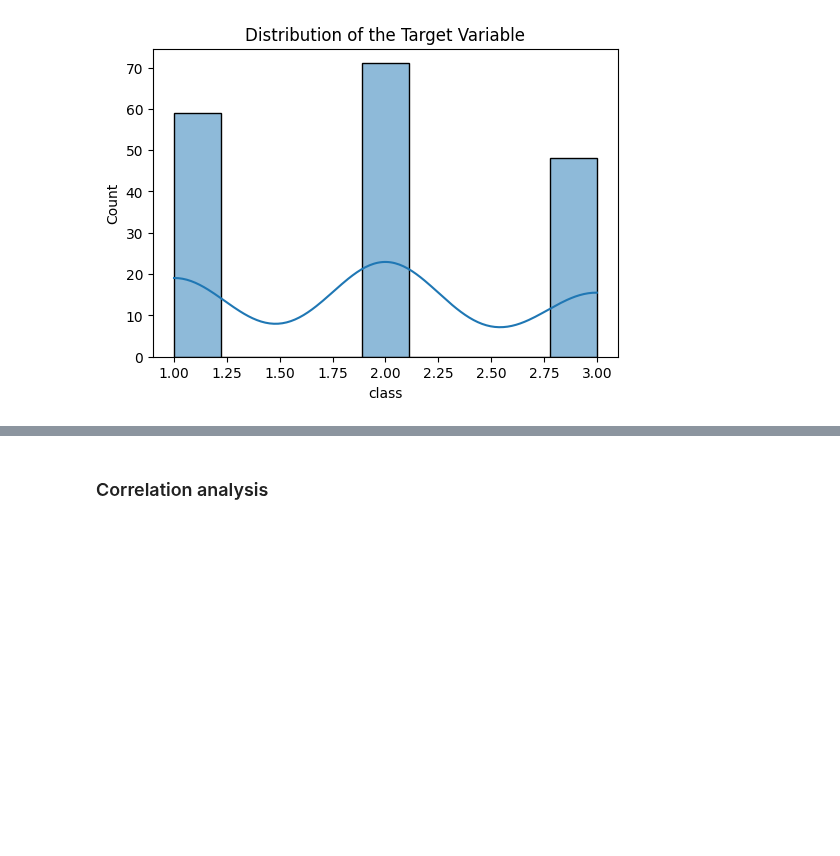
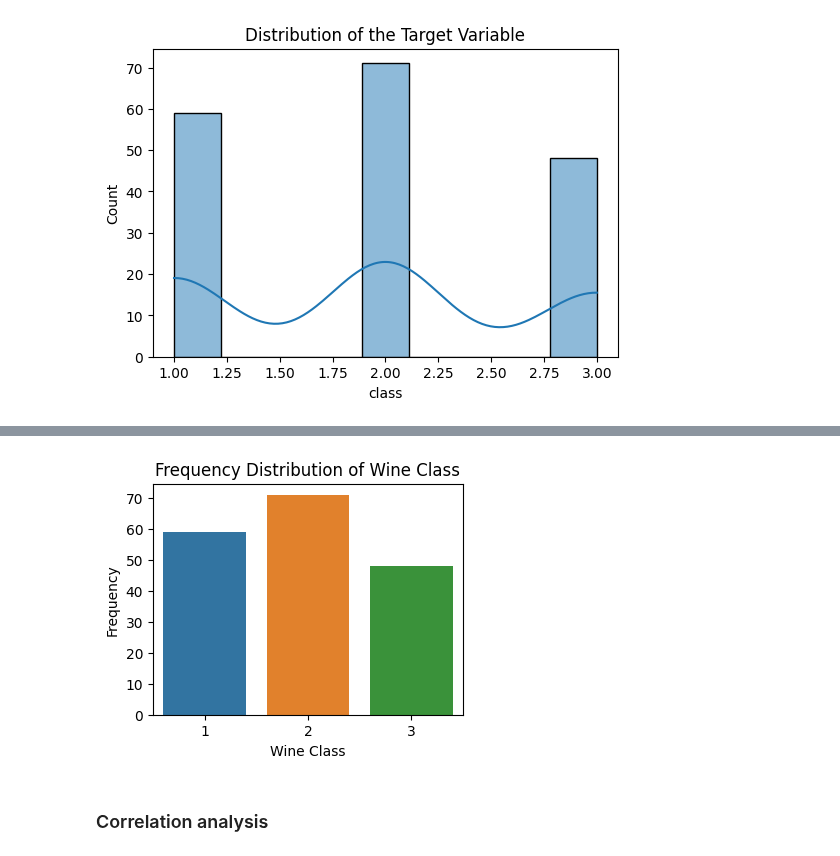
Before and after one commit to j-c-carr/Real-Estate-and-Wine-Quality-Prediction, a Jupyter notebook: data_analysis/wine_analysis.ipynb, the cells around one changed output, grey strips where cells are left out. Cells and saved outputs as stored; diff of their text form; code cells hidden in the pictures; blank space fills up the shorter version.

```diff
--- a/data_analysis/wine_analysis.ipynb
+++ b/data_analysis/wine_analysis.ipynb
@@ -82,3 +131,13 @@ plt.show()
+# %%
+# Frequency distribution of 'class'
+plt.figure(figsize=(4, 3))
+sns.countplot(x='class', data=wine_df)
+plt.xlabel('Wine Class')
+plt.ylabel('Frequency')
+plt.title('Frequency Distribution of Wine Class')
+plt.show()
+# %% [output]
+[figure, added]
 # %% [markdown]
 ### Correlation analysis
 # %%
```
Also changed, not shown: parts of 6 cells of this notebook.
